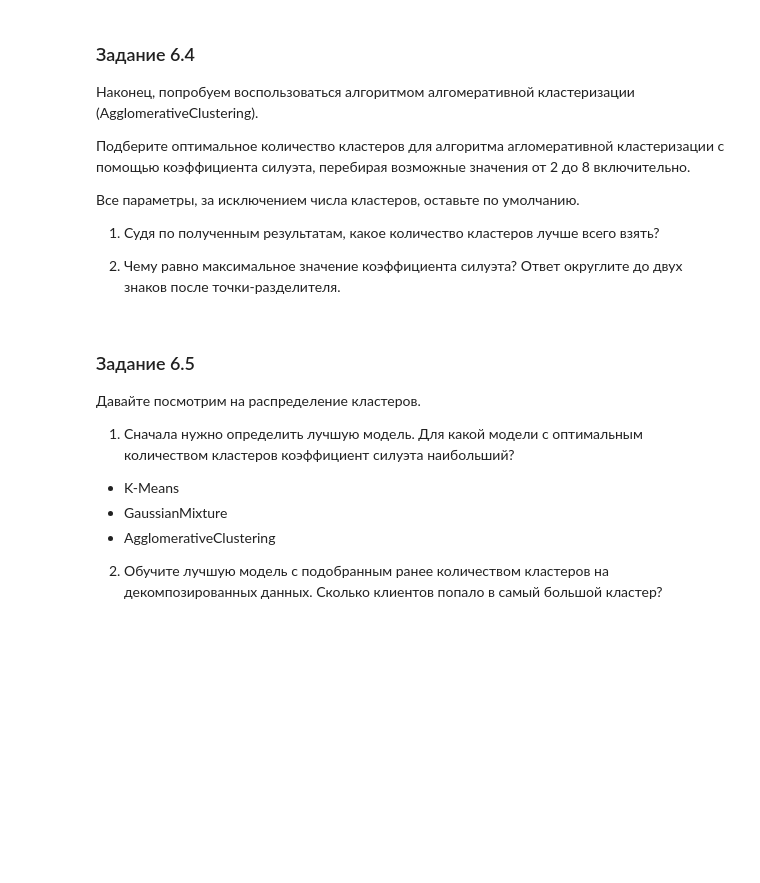
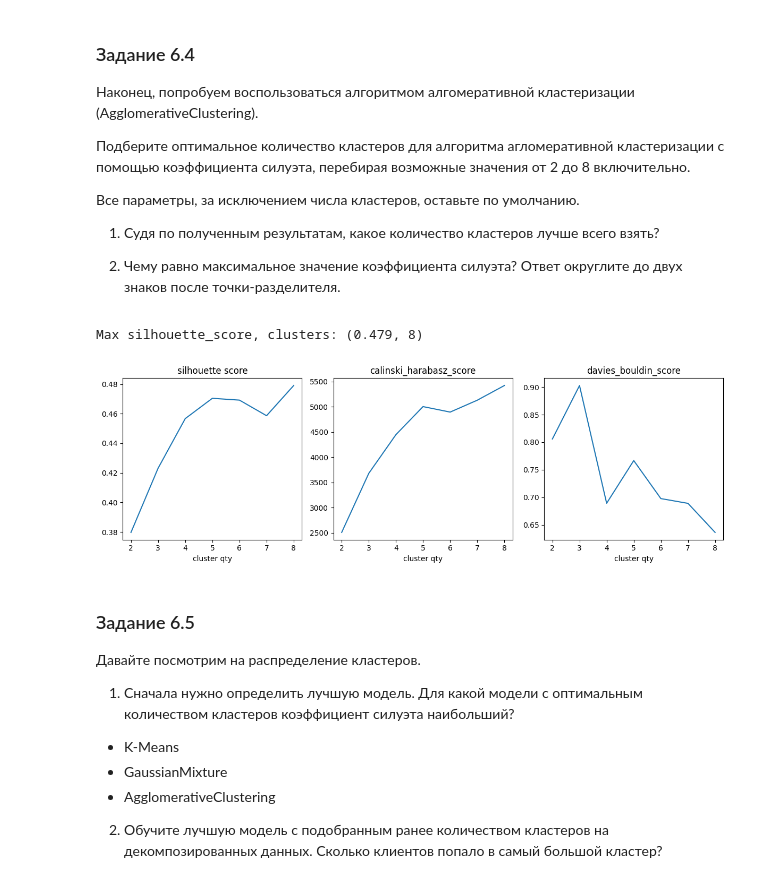
Before and after one commit to ssiarhei115/Shop-customers-segmentation, a Jupyter notebook: code.ipynb, the cells around one changed output. Saved outputs shown, nothing was run; the diff lists cells and outputs as text; code cells hidden in the pictures; blank space fills up the shorter version.

```diff
--- a/code.ipynb
+++ b/code.ipynb
@@ -985,6 +1016,13 @@ sns.scatterplot(data=rfm_decomp, x=rfm_decomp[:,0], y=rfm_decomp[:,1]);
 1) Судя по полученным результатам, какое количество кластеров лучше всего взять?
 
 2) Чему равно максимальное значение коэффициента силуэта? Ответ округлите до двух знаков после точки-разделителя.
+# %%
+agglom = Clusterer(cluster.AgglomerativeClustering, [2,9], rfm_decomp)
+
+print(f"Max silhouette_score, clusters: {agglom.opt_cluster_qty()[0]}")
+# %% [output]
+Max silhouette_score, clusters: (0.479, 8)
+[figure, added]
 # %% [markdown]
 ### Задание 6.5
 Давайте посмотрим на распределение кластеров.
```
Also changed, not shown: parts of 8 cells of this notebook.
